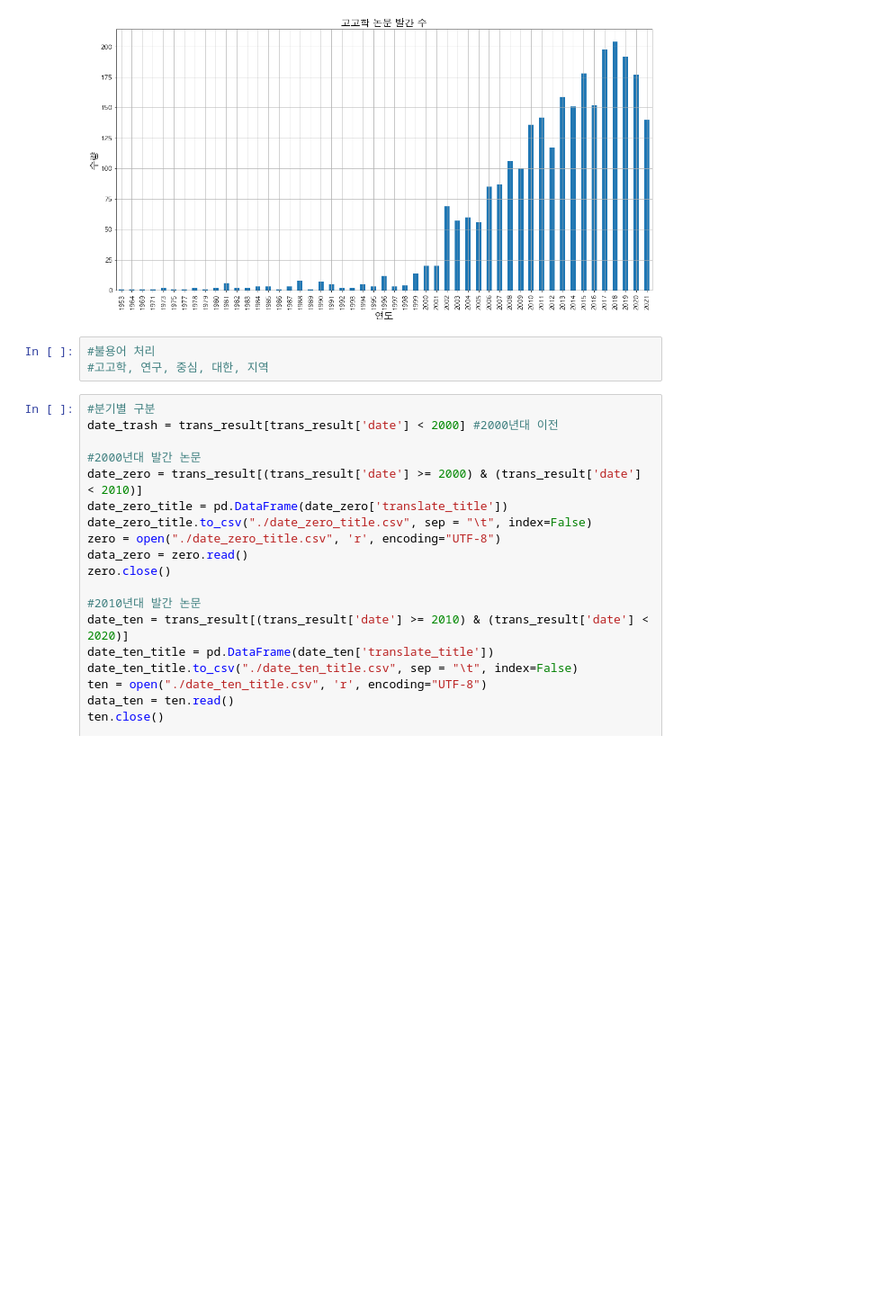
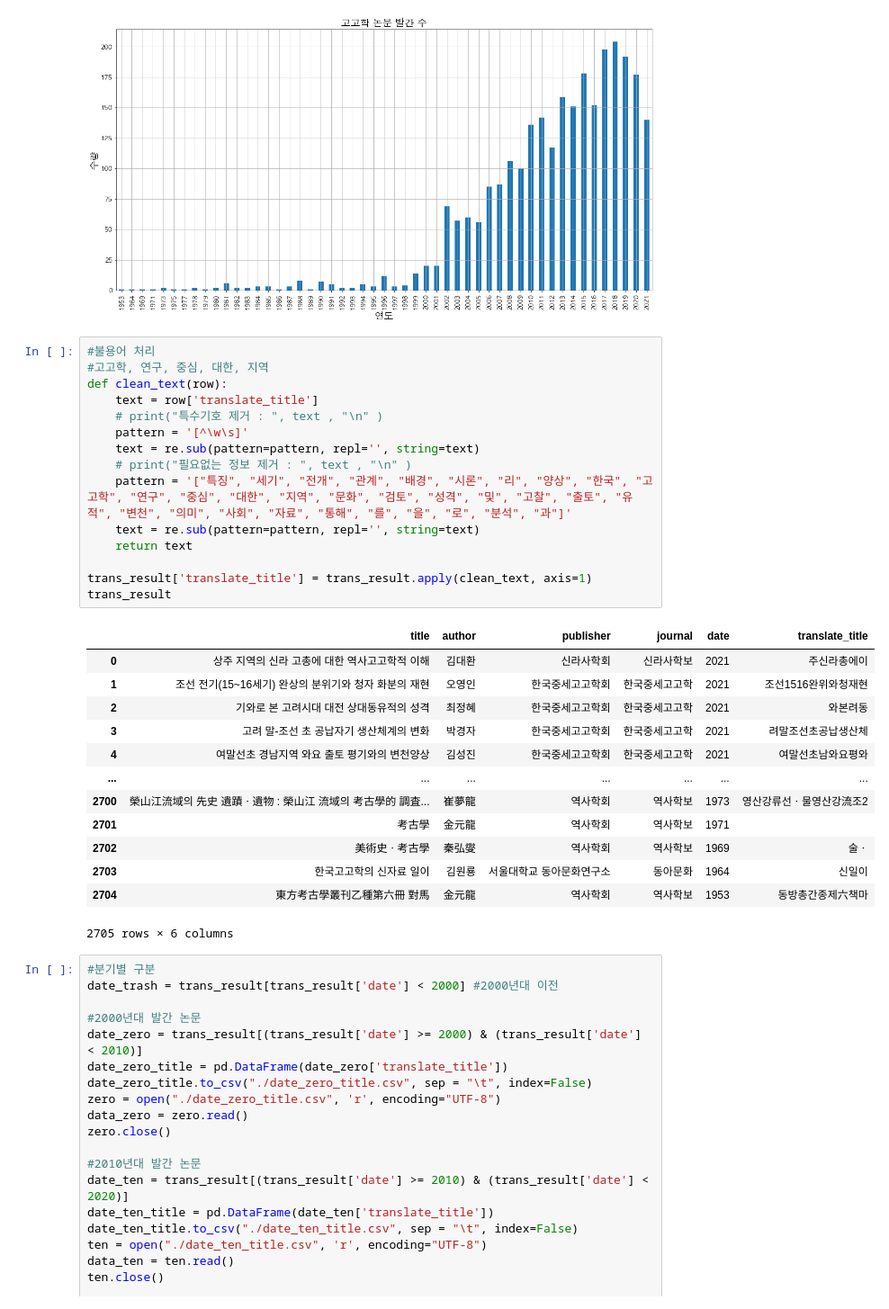
Before and after one commit to ChanToRe/Archaeological-research-trend-analysis, a Jupyter notebook: Arch_Research_trend.ipynb, the cells around one changed output. Shown: that part at 90% size. Saved outputs shown, nothing was run; the diff lists cells and outputs as text; blank space fills up the shorter version.

```diff
--- a/Arch_Research_trend.ipynb
+++ b/Arch_Research_trend.ipynb
@@ -61,9 +62,35 @@ plt.grid()
 plt.show()
 # %% [output]
 [figure]
-# %%
-#불용어 처리
-#고고학, 연구, 중심, 대한, 지역
+# %%
+#불용어 처리
+#고고학, 연구, 중심, 대한, 지역
+def clean_text(row):
+    text = row['translate_title']
+    # print("특수기호 제거 : ", text , "\n" )
+    pattern = '[^\w\s]'
+    text = re.sub(pattern=pattern, repl='', string=text)
+    # print("필요없는 정보 제거 : ", text , "\n" )
+    pattern = '["특징", "세기", "전개", "관계", "배경", "시론", "리", "양상", "한국", "고고학", "연구", "중심", "대한", "지역", "문화", "검토", "성격", "및", "고찰", "출토", "유적", "변천", "의미", "사회", "자료", "통해", "를", "을", "로", "분석", "과"]'
+    text = re.sub(pattern=pattern, repl='', string=text)
+    return text
+
+trans_result['translate_title'] = trans_result.apply(clean_text, axis=1)
+trans_result
+# %% [output]
+|  | title | author | publisher | journal | date | translate_title |
+| 0 | 상주 지역의 신라 고총에 대한 역사고고학적 이해 | 김대환 | 신라사학회 | 신라사학보 | 2021 | 주신라총에이 |
+| 1 | 조선 전기(15~16세기) 완상의 분위기와 청자 화분의 재현 | 오영인 | 한국중세고고학회 | 한국중세고고학 | 2021 | 조선1516완위와청재현 |
+| 2 | 기와로 본 고려시대 대전 상대동유적의 성격 | 최정혜 | 한국중세고고학회 | 한국중세고고학 | 2021 | 와본려동 |
+| 3 | 고려 말-조선 초 공납자기 생산체계의 변화 | 박경자 | 한국중세고고학회 | 한국중세고고학 | 2021 | 려말조선초공납생산체 |
+| 4 | 여말선초 경남지역 와요 출토 평기와의 변천양상 | 김성진 | 한국중세고고학회 | 한국중세고고학 | 2021 | 여말선초남와요평와 |
+| ... | ... | ... | ... | ... | ... | ... |
+| 2700 | 榮山江流域의 先史 遺蹟ㆍ遺物 : 榮山江 流域의 考古學的 調査... | 崔夢龍 | 역사학회 | 역사학보 | 1973 | 영산강류선ㆍ물영산강流조2 |
+| 2701 | 考古學 | 金元龍 | 역사학회 | 역사학보 | 1971 |  |
+| 2702 | 美術史ㆍ考古學 | 秦弘燮 | 역사학회 | 역사학보 | 1969 | 술ㆍ |
+| 2703 | 한국고고학의 신자료 일이 | 김원룡 | 서울대학교 동아문화연구소 | 동아문화 | 1964 | 신일이 |
+| 2704 | 東方考古學叢刊乙種第六冊 對馬 | 金元龍 | 역사학회 | 역사학보 | 1953 | 동방총간종제六책마 |
+2705 rows × 6 columns
 # %%
 #분기별 구분
 date_trash = trans_result[trans_result['date'] < 2000] #2000년대 이전
```
Also changed, not shown: parts of 5 cells of this notebook.
